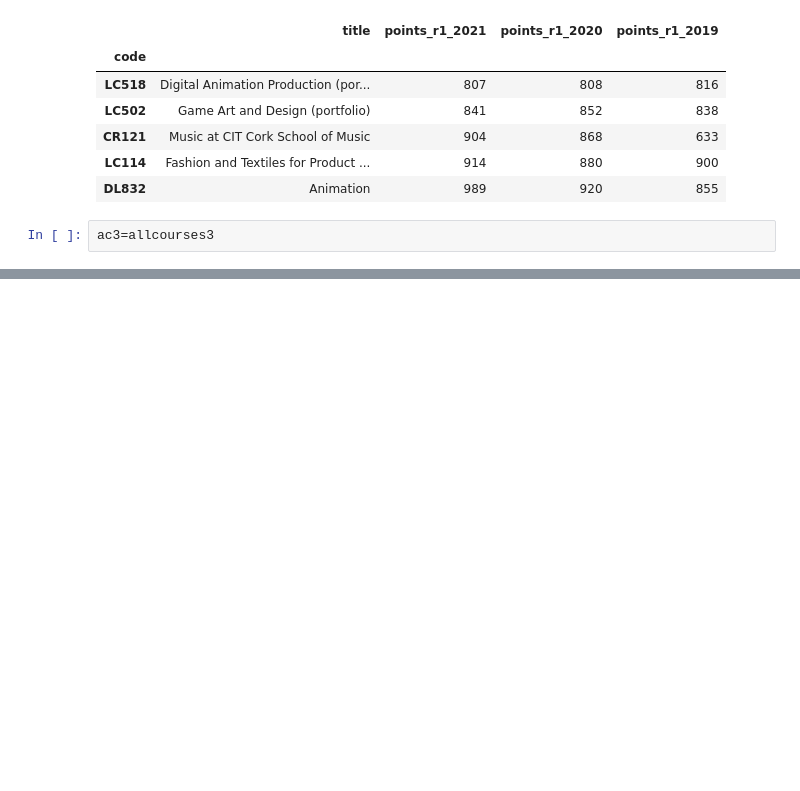
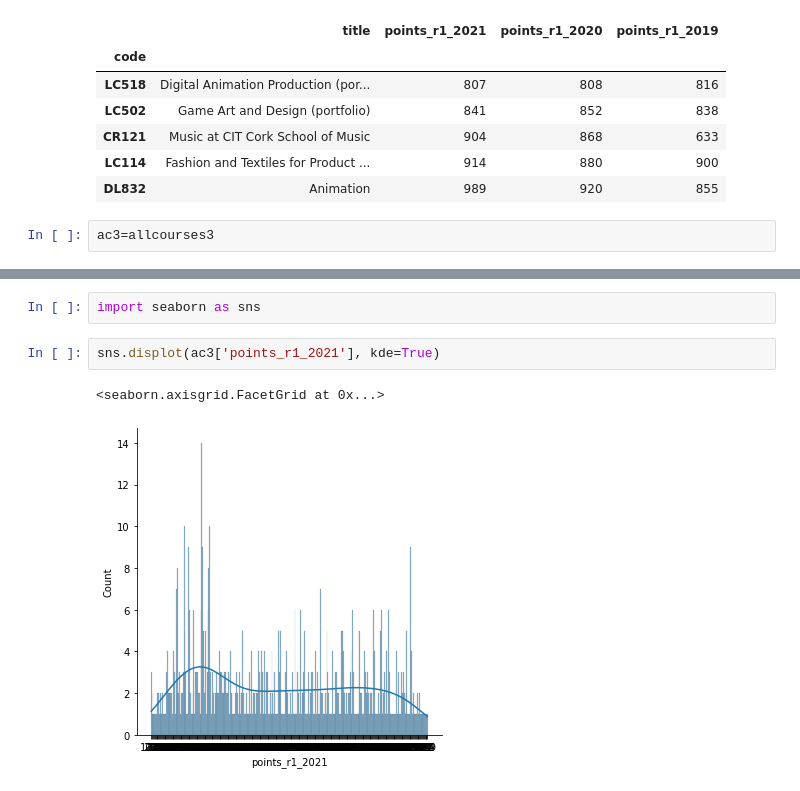
Before and after one commit to katel85/FundamentalsDA, a Jupyter notebook: Practicejoining.ipynb, the cells around one changed output, grey strips where cells are left out. Cells and saved outputs as stored; diff of their text form; blank space fills up the shorter version.

```diff
--- a/Practicejoining.ipynb
+++ b/Practicejoining.ipynb
@@ -711,0 +799,7 @@ ac3=allcourses3
+# %%
+import seaborn as sns
+# %%
+sns.displot(ac3['points_r1_2021'], kde=True)
+# %% [output]
+<seaborn.axisgrid.FacetGrid at 0x...>
+[figure, added]
```
Also changed, not shown: parts of 13 cells of this notebook, 9 other files.
